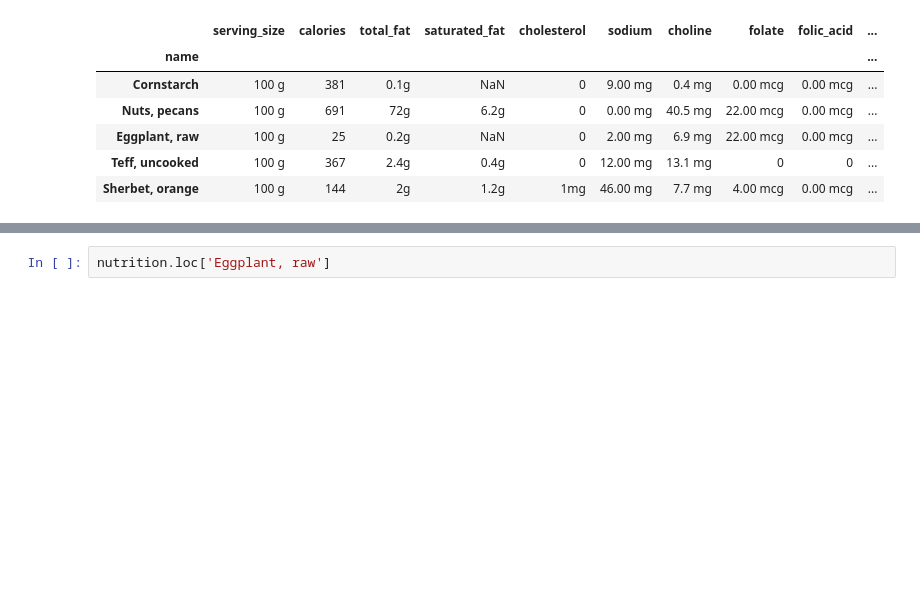
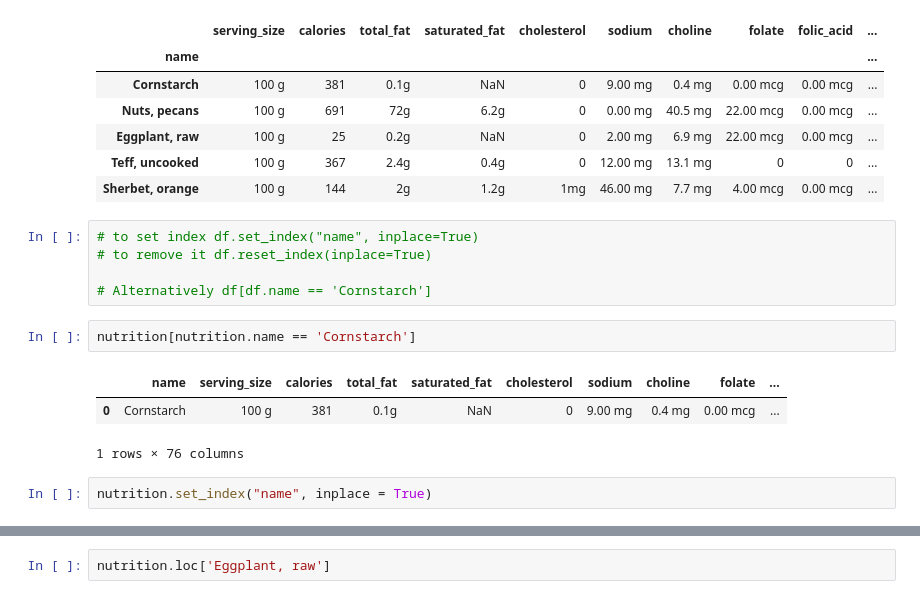
Before and after one commit to tjfrahme/DataScience, a Jupyter notebook: pandas_courses/Pandas_Bootcamp/04-Dataframe/Working_With_DataFrames.ipynb, the cells around one changed output, grey strips where cells are left out. Cells and saved outputs as stored; diff of their text form; blank space fills up the shorter version.

```diff
--- a/pandas_courses/Pandas_Bootcamp/04-Dataframe/Working_With_DataFrames.ipynb
+++ b/pandas_courses/Pandas_Bootcamp/04-Dataframe/Working_With_DataFrames.ipynb
@@ -715,3 +716,16 @@ nutrition.head()
 | Eggplant, raw | 100 g | 25 | 0.2g | NaN | 0 | 2.00 mg | 6.9 mg | 22.00 mcg | 0.00 mcg | ... |
 | Teff, uncooked | 100 g | 367 | 2.4g | 0.4g | 0 | 12.00 mg | 13.1 mg | 0 | 0 | ... |
 | Sherbet, orange | 100 g | 144 | 2g | 1.2g | 1mg | 46.00 mg | 7.7 mg | 4.00 mcg | 0.00 mcg | ... |
+# %%
+# to set index df.set_index("name", inplace=True)
+# to remove it df.reset_index(inplace=True)
+
+# Alternatively df[df.name == 'Cornstarch']
+# %%
+nutrition[nutrition.name == 'Cornstarch']
+# %% [output]
+|  | name | serving_size | calories | total_fat | saturated_fat | cholesterol | sodium | choline | folate | ... |
+| 0 | Cornstarch | 100 g | 381 | 0.1g | NaN | 0 | 9.00 mg | 0.4 mg | 0.00 mcg | ... |
+1 rows × 76 columns
+# %%
+nutrition.set_index("name", inplace = True)
```
Also changed, not shown: parts of 2 cells of this notebook, 5 other files.
